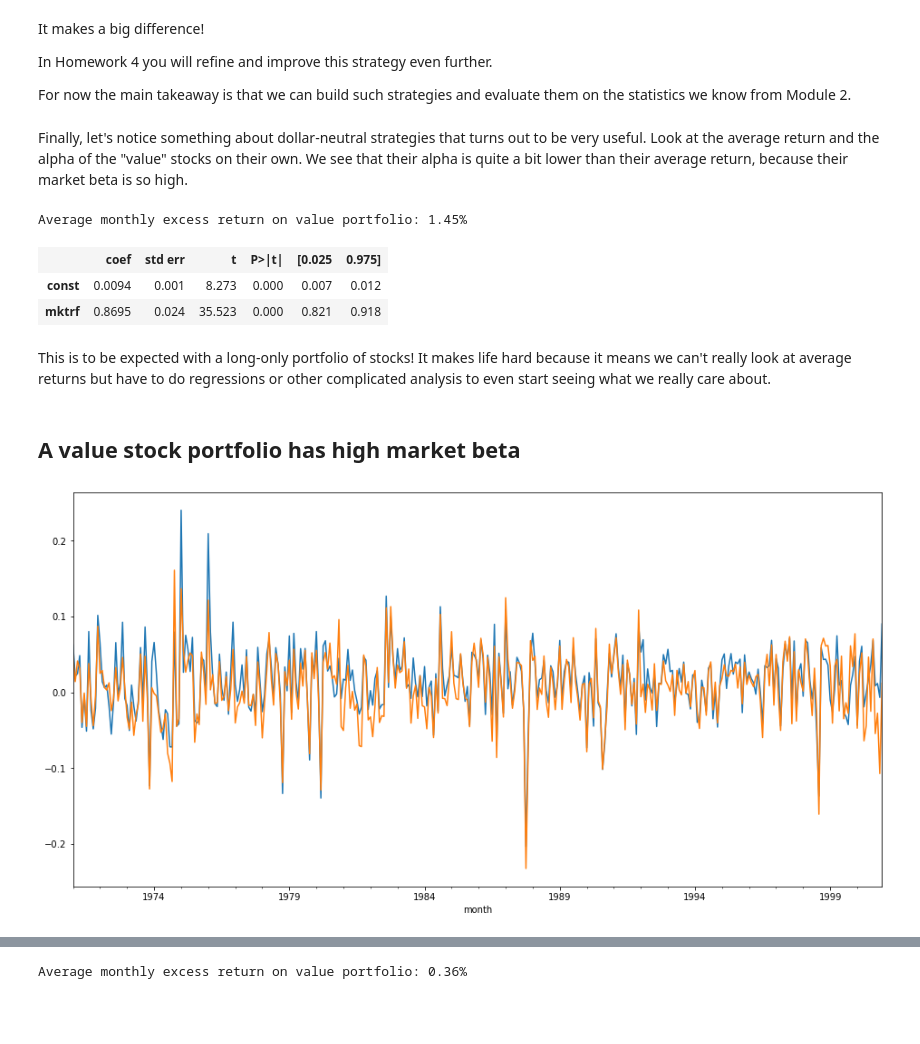
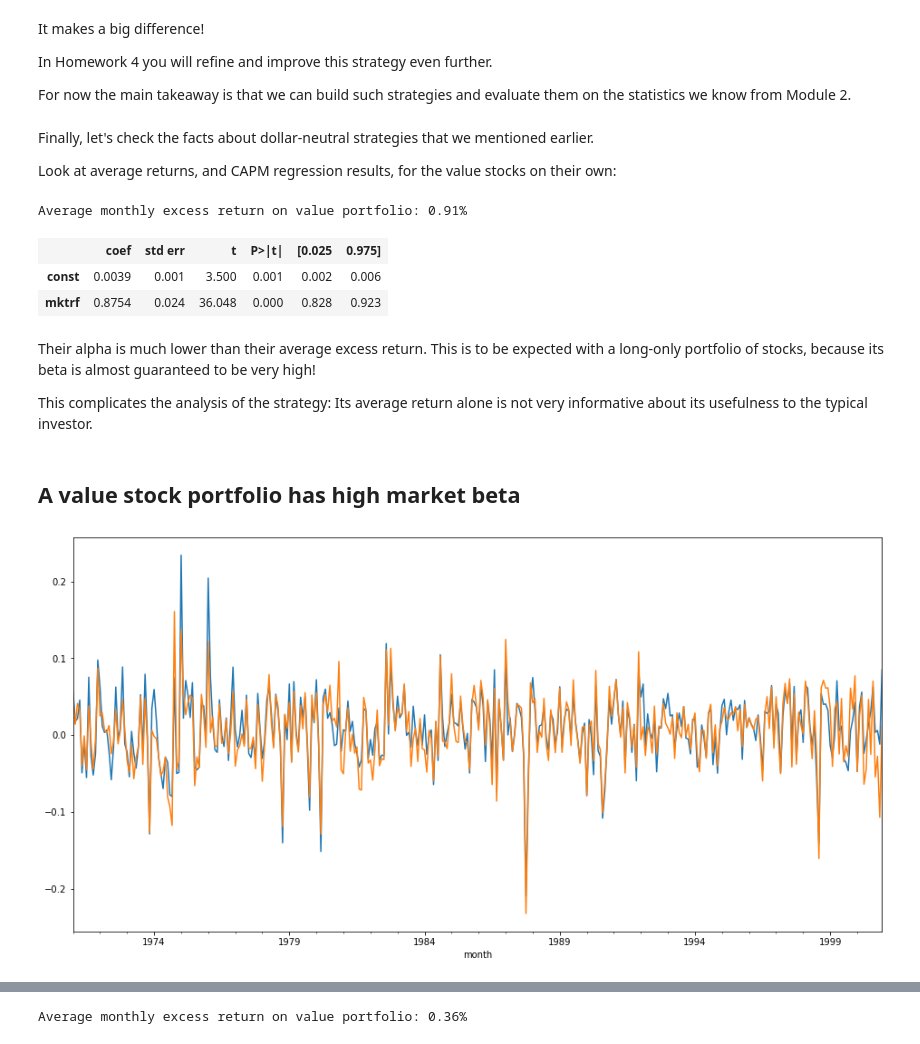
Before and after one commit to wgjm1986/Investments, a Jupyter notebook: Module 3/Week 11 - Short sales and dollar-neutral strategies/Short sales and dollar-neutral strategies.ipynb, the cells around one changed output, grey strips where cells are left out. Cells and saved outputs as stored; diff of their text form; code cells hidden in the pictures; blank space fills up the shorter version.

```diff
--- a/Module 3/Week 11 - Short sales and dollar-neutral strategies/Short sales and dollar-neutral strategies.ipynb
+++ b/Module 3/Week 11 - Short sales and dollar-neutral strategies/Short sales and dollar-neutral strategies.ipynb
@@ -398,21 +430,26 @@ In Homework 4 you will refine and improve this strategy even further.
 
 For now the main takeaway is that we can build such strategies and evaluate them on the statistics we know from Module 2.
 # %% [markdown]
-Finally, let's notice something about dollar-neutral strategies that turns out to be very useful. Look at the average return and the alpha of the "value" stocks on their own. We see that their alpha is quite a bit lower than their average return, because their market beta is so high.
+Finally, let's check the facts about dollar-neutral strategies that we mentioned earlier.
+
+Look at average returns, and CAPM regression results, for the value stocks on their own:
 # %%
-print(f"Average monthly excess return on value portfolio: {100*hi30bm.mean() :.2f}%")
-ols_with_constant(hi30bm,mktrf).fit().summary().tables[1]
+print(f"Average monthly excess return on value portfolio: {100*(hi30bm-rf).mean() :.2f}%")
+ols_with_constant((hi30bm-rf),mktrf).fit().summary().tables[1]
 # %% [output]
-Average monthly excess return on value portfolio: 1.45%
+Average monthly excess return on value portfolio: 0.91%
 |  | coef | std err | t | P>|t| | [0.025 | 0.975] |
-| const | 0.0094 | 0.001 | 8.273 | 0.000 | 0.007 | 0.012 |
-| mktrf | 0.8695 | 0.024 | 35.523 | 0.000 | 0.821 | 0.918 |
+| const | 0.0039 | 0.001 | 3.500 | 0.001 | 0.002 | 0.006 |
+| mktrf | 0.8754 | 0.024 | 36.048 | 0.000 | 0.828 | 0.923 |
 # %% [markdown]
-This is to be expected with a long-only portfolio of stocks! It makes life hard because it means we can't really look at average returns but have to do regressions or other complicated analysis to even start seeing what we really care about.
+Their alpha is much lower than their average excess return.
+This is to be expected with a long-only portfolio of stocks, because its beta is almost guaranteed to be very high!
+
+This complicates the analysis of the strategy: Its average return alone is not very informative about its usefulness to the typical investor.
 # %% [markdown]
 ## A value stock portfolio has high market beta
 # %%
-hi30bm.plot();
+(hi30bm-rf).plot();
 mktrf.plot();
 # %% [output]
-[figure, old version]
+[figure, new version]
```
Also changed, not shown: parts of 15 cells of this notebook, 12 other files.
